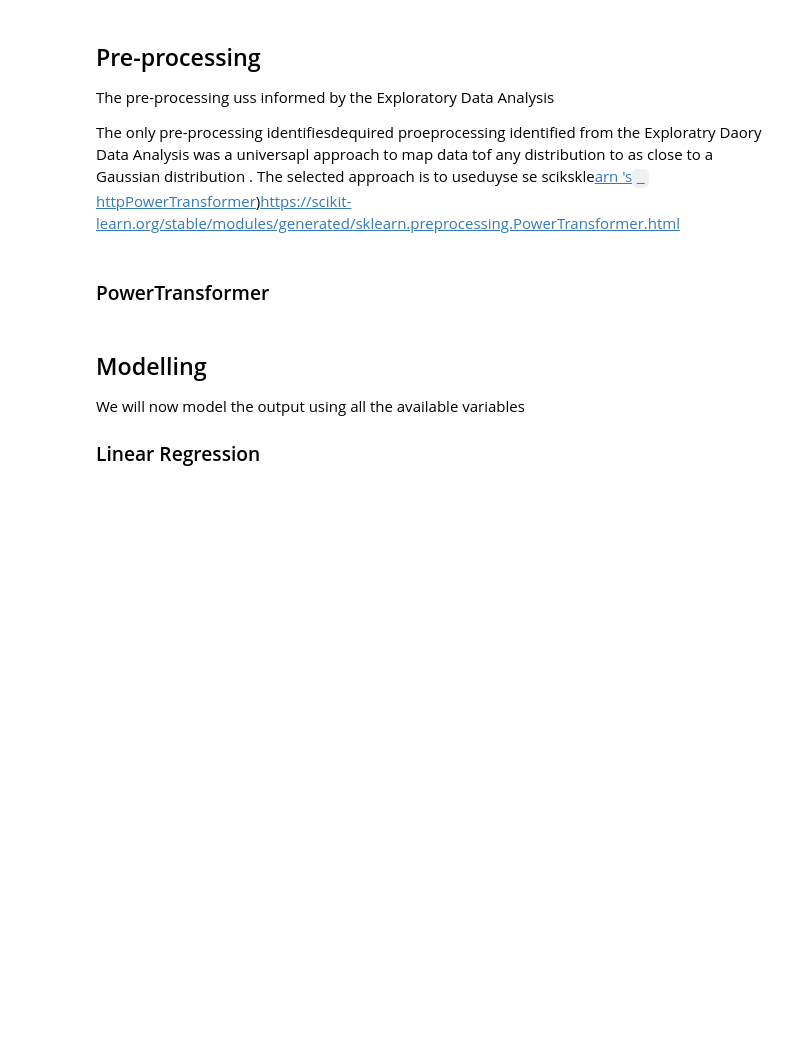
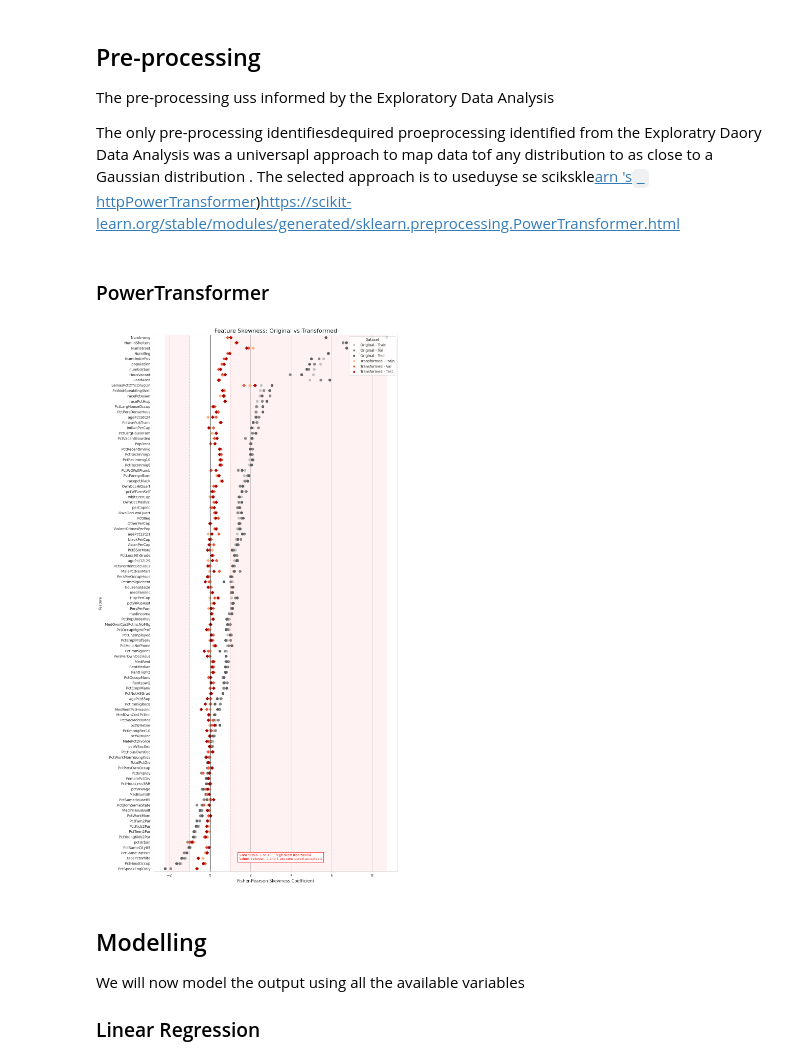
Before and after one commit to ostew5/cab420-introductory_problem_solving_tasks, a Jupyter notebook: 1. Regression.ipynb, the cells around one changed output. Drawn from its saved outputs; the diff is of its cells as text; code cells hidden in the pictures; blank space fills up the shorter version.

```diff
--- a/1. Regression.ipynb
+++ b/1. Regression.ipynb
@@ -185,6 +164,106 @@ X_val = val_transformed.iloc[:,0:-1]
 y_val = val_transformed.iloc[:,-1]
 X_test = test_transformed.iloc[:,0:-1]
 y_test = test_transformed.iloc[:,-1]
+# %%
+import matplotlib.pyplot as plt
+import seaborn as sns
+
+# plot transformed vs untransformed skewness
+skew_data = pd.DataFrame({
+    'Feature': train.columns,
+    'Train': train.skew().values,
+    'Val': val.skew().values,
+    'Test': test.skew().values
+})
+
+skew_data_transformed = pd.DataFrame({
+    'Feature': train.columns,
+    'Train': train_transformed.skew().values,
+    'Val': val_transformed.skew().values,
+    'Test': test_transformed.skew().values
+})
+
+sort_order = skew_data.sort_values(by='Train', ascending=False)['Feature']
+
+df_original = skew_data.melt(id_vars='Feature', var_name='Dataset', value_name='Skewness')
+df_transformed = skew_data_transformed.melt(id_vars='Feature', var_name='Dataset', value_name='Skewness')
+
+all_skewness = pd.concat([df_original['Skewness'], df_transformed['Skewness']])
+
+original_palette = {
+    'Train': plt.cm.Greys(0.35),
+    'Val':   plt.cm.Greys(0.55),
+    'Test':  plt.cm.Greys(0.70),
+}
+transformed_palette = {
+    'Train': plt.cm.OrRd(0.40),
+    'Val':   plt.cm.OrRd(0.65),
+    'Test':  plt.cm.OrRd(0.90),
+}
+
+fig, ax = plt.subplots(figsize=(12, 22))
+sns.set_style('whitegrid')
+
+sns.pointplot(
+    data=df_original,
+    x='Skewness',
+    y='Feature',
+    hue='Dataset',
+    order=sort_order,
+    linestyle='none',
+    markers='o',
+    markersize=6,
+    palette=original_palette,
+    ax=ax
+)
+
+sns.pointplot(
+    data=df_transformed,
+    x='Skewness',
+    y='Feature',
+    hue='Dataset',
+    order=sort_order,
+    linestyle='none',
+    markers='D',
+    markersize=5,
+    palette=transformed_palette,
+    ax=ax
+)
+
+ax.axvspan(1, all_skewness.max(), color='red', alpha=0.05)
+ax.axvspan(all_skewness.min(), -1, color='red', alpha=0.05)
+ax.axvline(x=0, color='black', linewidth=1)
+ax.axvline(x=1, color='red', linestyle='--', alpha=0.3)
+ax.axvline(x=-1, color='red', linestyle='--', alpha=0.3)
+
+from matplotlib.lines import Line2D
+legend_elements = [
+    Line2D([0], [0], marker='o', color='w', markerfacecolor=original_palette['Train'], markersize=7, label='Original - Train'),
+    Line2D([0], [0], marker='o', color='w', markerfacecolor=original_palette['Val'],   markersize=7, label='Original - Val'),
+    Line2D([0], [0], marker='o', color='w', markerfacecolor=original_palette['Test'],  markersize=7, label='Original - Test'),
+    Line2D([0], [0], marker='D', color='w', markerfacecolor=transformed_palette['Train'], markersize=6, label='Transformed - Train'),
+    Line2D([0], [0], marker='D', color='w', markerfacecolor=transformed_palette['Val'],   markersize=6, label='Transformed - Val'),
+    Line2D([0], [0], marker='D', color='w', markerfacecolor=transformed_palette['Test'],  markersize=6, label='Transformed - Test'),
+]
+ax.legend(handles=legend_elements, title='Dataset', loc='upper right')
+
+plt.title('Feature Skewness: Original vs Transformed', fontsize=16)
+plt.xlabel('Fisher-Pearson Skewness Coefficient', fontsize=12)
+ax.annotate(
+    'Skewness > 1 or < -1: high skew (red zones)\nValues between -1 and 1 are considered acceptable',
+    xy=(1, 0),
+    xycoords=('data', 'axes fraction'),
+    xytext=(25, 50),
+    textcoords='offset points',
+    fontsize=9,
+    color='red',
+    bbox=dict(facecolor='white', edgecolor='red'),
+    va='top'
+)
+plt.tight_layout()
+plt.show()
+# %% [output]
+[figure, added]
 # %% [markdown]
 ## Modelling
 
```
Also changed, not shown: parts of 7 cells of this notebook, 2 other files.
